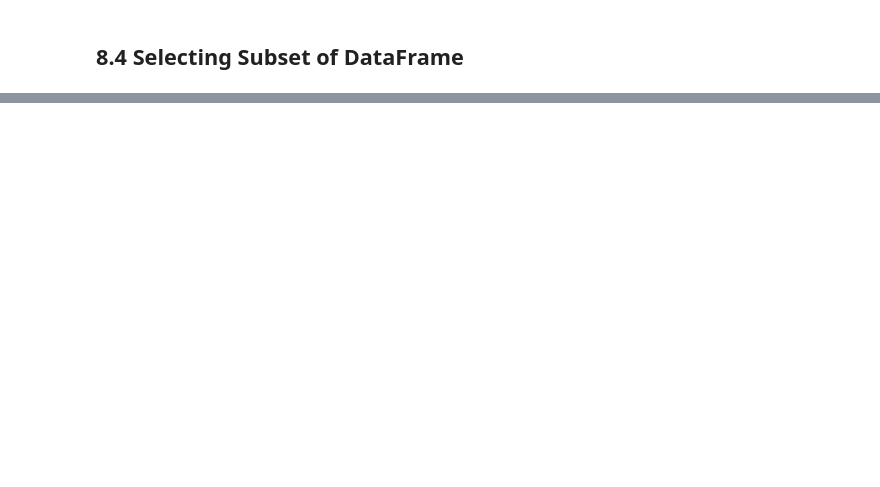
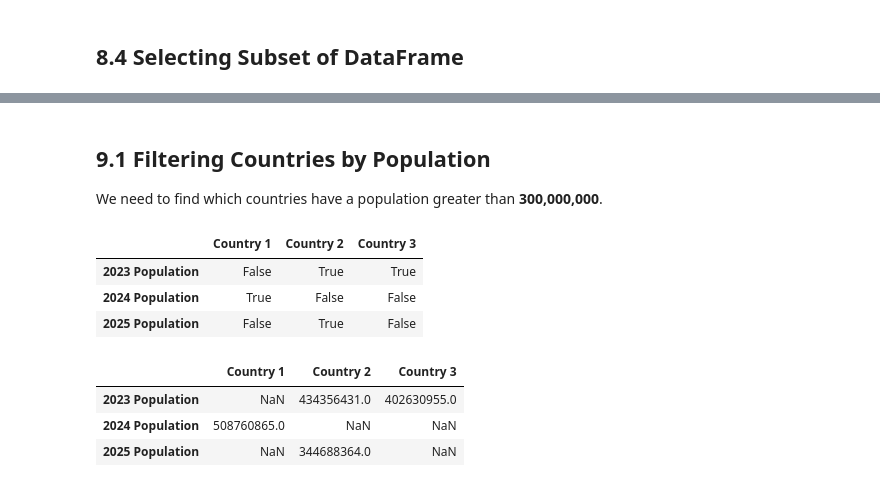
Before and after one commit to ahmedfakhar747/pandas-for-data-science, a Jupyter notebook: pandas_basics_from_zero_to_hero.ipynb, the cells around one changed output, grey strips where cells are left out. Saved outputs shown, nothing was run; the diff lists cells and outputs as text; code cells hidden in the pictures; blank space fills up the shorter version.

```diff
--- a/pandas_basics_from_zero_to_hero.ipynb
+++ b/pandas_basics_from_zero_to_hero.ipynb
@@ -506,0 +520,18 @@ randomData.loc[["2023 Sales", "2024 Sales"], ["Product 2", "Product 3"]]
+# %% [markdown]
+## 9.1 Filtering Countries by Population
+
+We need to find which countries have a population greater than **300,000,000**.
+# %%
+randPopulation > 300000000
+# %% [output]
+|  | Country 1 | Country 2 | Country 3 |
+| 2023 Population | False | True | True |
+| 2024 Population | True | False | False |
+| 2025 Population | False | True | False |
+# %%
+randPopulation[randPopulation > 300000000]
+# %% [output]
+|  | Country 1 | Country 2 | Country 3 |
+| 2023 Population | NaN | 434356431.0 | 402630955.0 |
+| 2024 Population | 508760865.0 | NaN | NaN |
+| 2025 Population | NaN | 344688364.0 | NaN |
```
Also changed, not shown: parts of 16 cells of this notebook.
